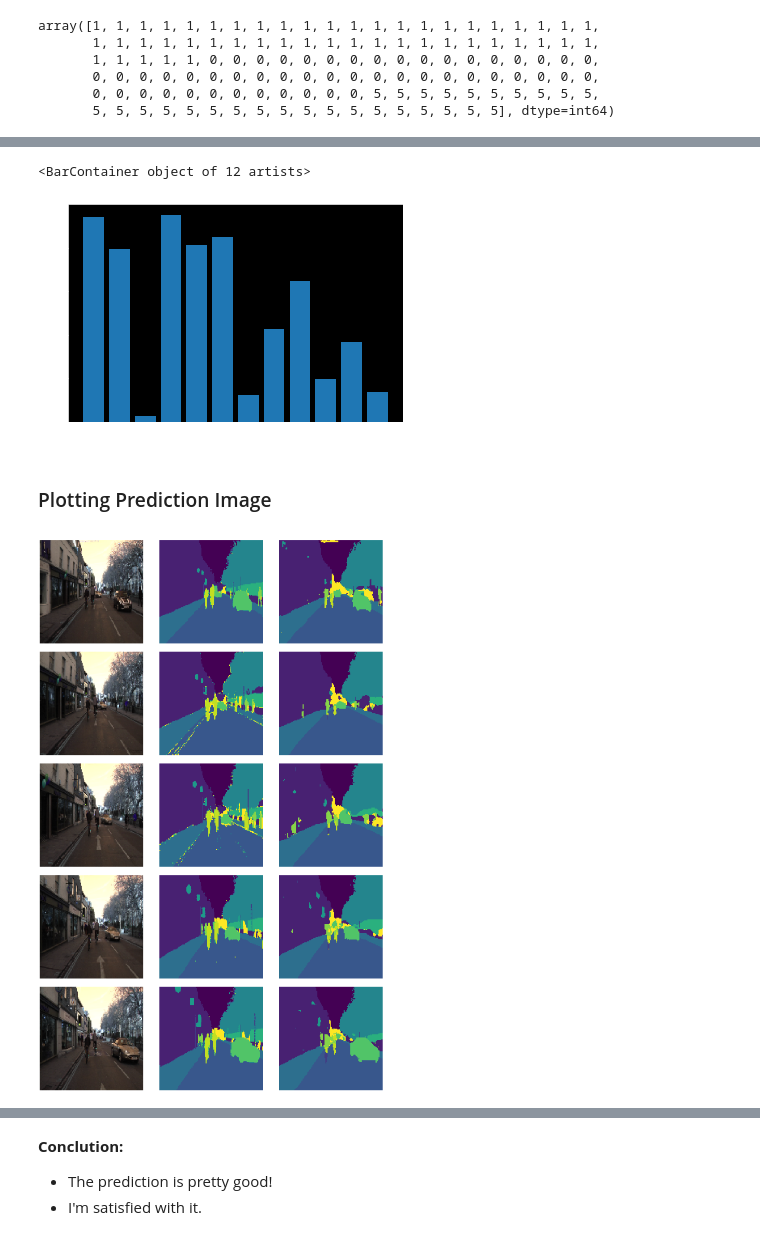
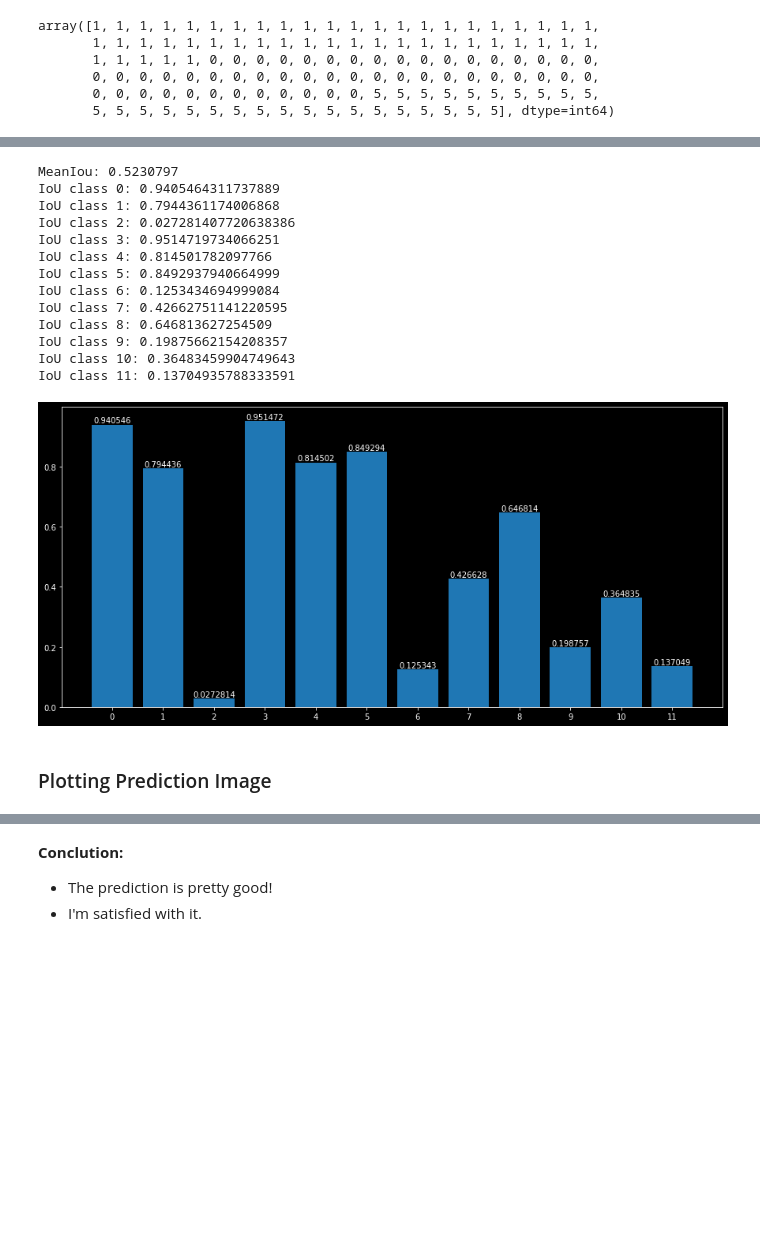
Before and after one commit to edutjie/Computer-Vision-Indonesia.AI, a Jupyter notebook: 8. Final Project/segmentation_self_driving_car.ipynb, the cells around one changed output, grey strips where cells are left out. Saved outputs shown, nothing was run; the diff lists cells and outputs as text; code cells hidden in the pictures; blank space fills up the shorter version.

```diff
--- a/8. Final Project/segmentation_self_driving_car.ipynb
+++ b/8. Final Project/segmentation_self_driving_car.ipynb
@@ -292,8 +294,10 @@ print("Classes:", np.unique(train_annot))
 Number of classes: 12
 Classes: [ 0  1  2  3  4  5  6  7  8  9 10 11]
 # %%
-y_train = to_categorical(train_annot, num_class)
-y_test = to_categorical(test_annot, num_class)
+# y_train = to_categorical(train_annot, num_class)
+# y_test = to_categorical(test_annot, num_class)
+y_train = train_annot
+y_test = test_annot
 
 print("y_train shape:", y_train.shape)
 print("y_test shape:", y_test.shape)
@@ -486,8 +492,8 @@ eval_model(model, X_train, y_train, X_test, y_test)
 # %% [output]
 Train: 0.926, Test: 0.884
 # %%
-best_model = keras.models.load_model("checkpoints/best_model.hdf5")
-eval_model(best_model, X_train, y_train, X_test, y_test)
+unet_best_model = keras.models.load_model("checkpoints/best_model.hdf5")
+eval_model(unet_best_model, X_train, y_train, X_test, y_test)
 # %% [output]
 Train: 0.926, Test: 0.884
 # %% [markdown]
@@ -497,7 +503,7 @@ Train: 0.926, Test: 0.884
 # %% [markdown]
 ## Predicting
 # %%
-y_pred = best_model.predict(X_test)
+y_pred = unet_best_model.predict(X_test)
 y_pred = np.argmax(y_pred, axis=-1)
 print("y_pred Shape:", y_pred.shape)
 y_pred[0, 0, :]
@@ -526,8 +532,3 @@ array([1, 1, 1, 1, 1, 1, 1, 1, 1, 1, 1, 1, 1, 1, 1, 1, 1, 1, 1, 1, 1, 1,
        0, 0, 0, 0, 0, 0, 0, 0, 0, 0, 0, 0, 0, 0, 0, 0, 0, 0, 0, 0, 0, 0,
        0, 0, 0, 0, 0, 0, 0, 0, 0, 0, 0, 0, 5, 5, 5, 5, 5, 5, 5, 5, 5, 5,
        5, 5, 5, 5, 5, 5, 5, 5, 5, 5, 5, 5, 5, 5, 5, 5, 5, 5], dtype=int64)
-# %%
-# for indiviual class: iou = true_positives / (true_positives + false_positives + false_negatives)
-m = MeanIoU(num_classes=num_class)
-m.update_state(y_test_argmax, y_pred)
-m.result().numpy()
@@ -571,25 +574,36 @@ IoU class 11: 0.13704935788333591
-# %%
-plt.bar(range(num_class), res)
-# %% [output]
-<BarContainer object of 12 artists>
-[figure, removed]
+# %%
+unet_m = calculate_mean_iou(y_test_argmax, y_pred, num_class)
+# %% [output]
+MeanIou: 0.5230797
+IoU class 0: 0.9405464311737889
+IoU class 1: 0.7944361174006868
+IoU class 2: 0.027281407720638386
+IoU class 3: 0.9514719734066251
+IoU class 4: 0.814501782097766
+IoU class 5: 0.8492937940664999
+IoU class 6: 0.1253434694999084
+IoU class 7: 0.42662751141220595
+IoU class 8: 0.646813627254509
+IoU class 9: 0.19875662154208357
+IoU class 10: 0.36483459904749643
+IoU class 11: 0.13704935788333591
+[figure, added]
 # %% [markdown]
 ### Plotting Prediction Image
 # %%
-fig, axes = plt.subplots(5, 3, figsize=(20,30))
+def plot_prediction(y_pred):
+    fig, axes = plt.subplots(5, 3, figsize=(20,30))
 
-for i in range(5):
-    axes[i, 0].set_title("Test Image", fontsize=20)
-    axes[i, 0].imshow(test_img[i * 10])
-    axes[i, 0].axis("off")
-    axes[i, 1].set_title("Test Annotation", fontsize=20)
-    axes[i, 1].imshow(test_annot[i * 10])
-    axes[i, 1].axis("off")
-    axes[i, 2].set_title("Test Prediction", fontsize=20)
-    axes[i, 2].imshow(y_pred[i * 10])
-    axes[i, 2].axis("off")
+    for i in range(5):
+        axes[i, 0].set_title("Test Image", fontsize=20)
+        axes[i, 0].imshow(test_img[i * 10])
+        axes[i, 0].axis("off")
+        axes[i, 1].set_title("Test Annotation", fontsize=20)
+        axes[i, 1].imshow(test_annot[i * 10])
+        axes[i, 1].axis("off")
+        axes[i, 2].set_title("Test Prediction", fontsize=20)
+        axes[i, 2].imshow(y_pred[i * 10])
+        axes[i, 2].axis("off")
 
-plt.tight_layout()
-plt.show()
+    plt.tight_layout()
+    plt.show()
-# %% [output]
-[figure, removed]
```
Also changed, not shown: parts of 30 cells of this notebook.
